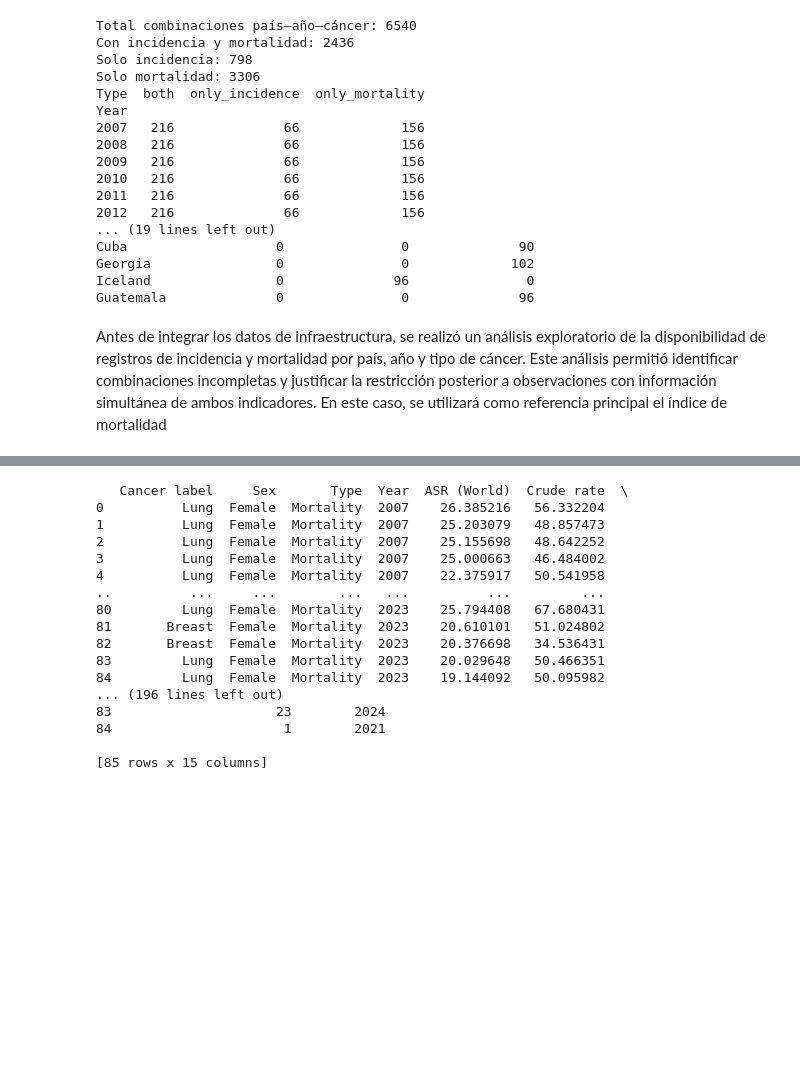
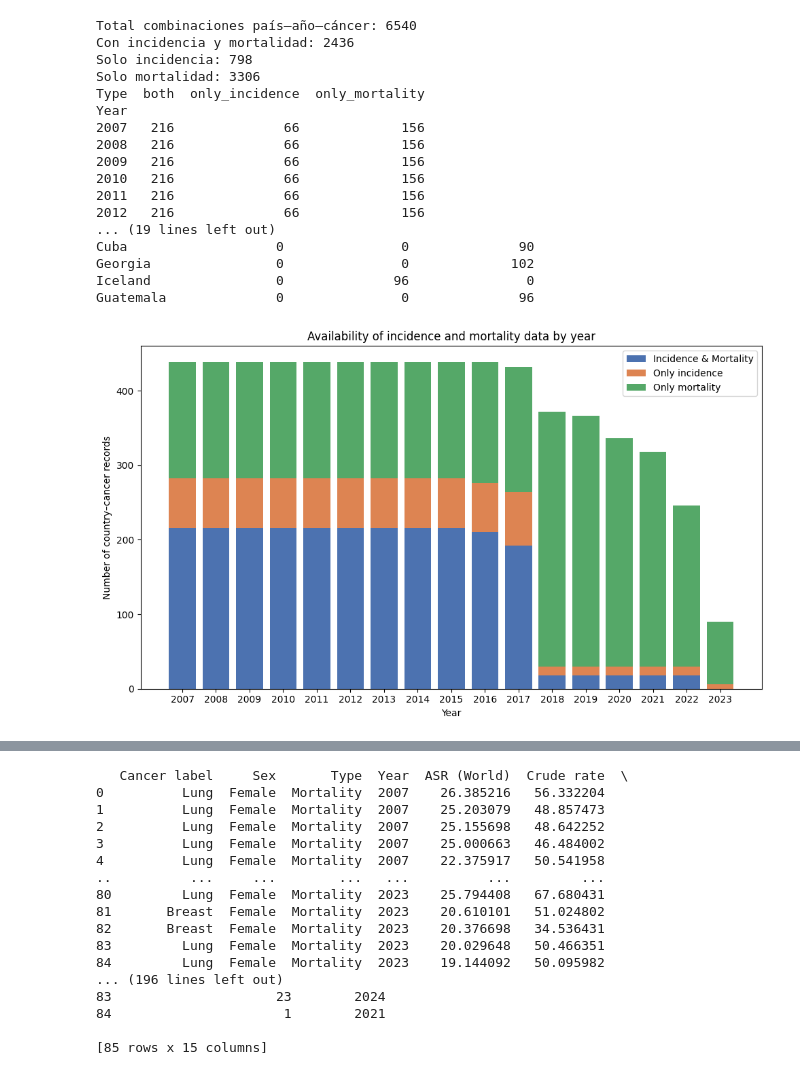
Before and after one commit to mehrerm/TFM, a Jupyter notebook: notebooks/01_load_and_clean_DIRAC.ipynb, the cells around one changed output, grey strips where cells are left out. Cells and saved outputs as stored; diff of their text form; code cells hidden in the pictures; blank space fills up the shorter version.

```diff
--- a/notebooks/01_load_and_clean_DIRAC.ipynb
+++ b/notebooks/01_load_and_clean_DIRAC.ipynb
@@ -847,5 +847,40 @@ Cuba                   0               0              90
 Georgia                0               0             102
 Iceland                0              96               0
 Guatemala              0               0              96
-# %% [markdown]
-Antes de integrar los datos de infraestructura, se realizó un análisis exploratorio de la disponibilidad de registros de incidencia y mortalidad por país, año y tipo de cáncer. Este análisis permitió identificar combinaciones incompletas y justificar la restricción posterior a observaciones con información simultánea de ambos indicadores. En este caso, se utilizará como referencia principal el índice de mortalidad
+# %%
+plt.figure(figsize=(10, 6))
+
+plt.bar(
+    by_year.index,
+    by_year["both"],
+    label="Incidence & Mortality",
+    color="#4C72B0"
+)
+
+plt.bar(
+    by_year.index,
+    by_year["only_incidence"],
+    bottom=by_year["both"],
+    label="Only incidence",
+    color="#DD8452"
+)
+
+plt.bar(
+    by_year.index,
+    by_year["only_mortality"],
+    bottom=by_year["both"] + by_year["only_incidence"],
+    label="Only mortality",
+    color="#55A868"
+)
+
+plt.xlabel("Year")
+plt.ylabel("Number of country–cancer records")
+plt.title("Availability of incidence and mortality data by year")
+plt.legend()
+plt.tight_layout()
+plt.xticks(by_year.index.astype(int))
+
+
+plt.show()
+# %% [output]
+[figure, added]
```
Also changed, not shown: parts of 21 cells of this notebook.
